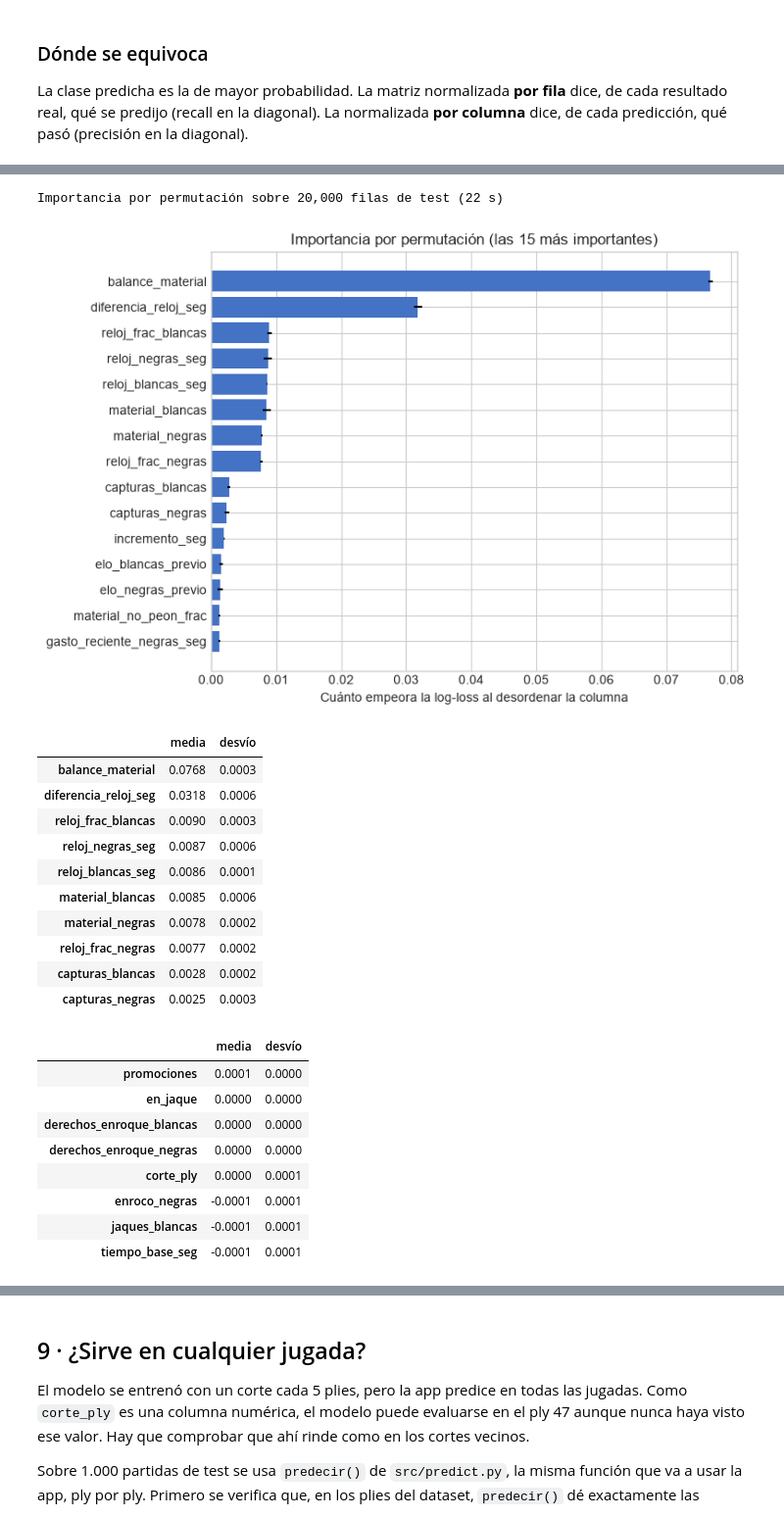
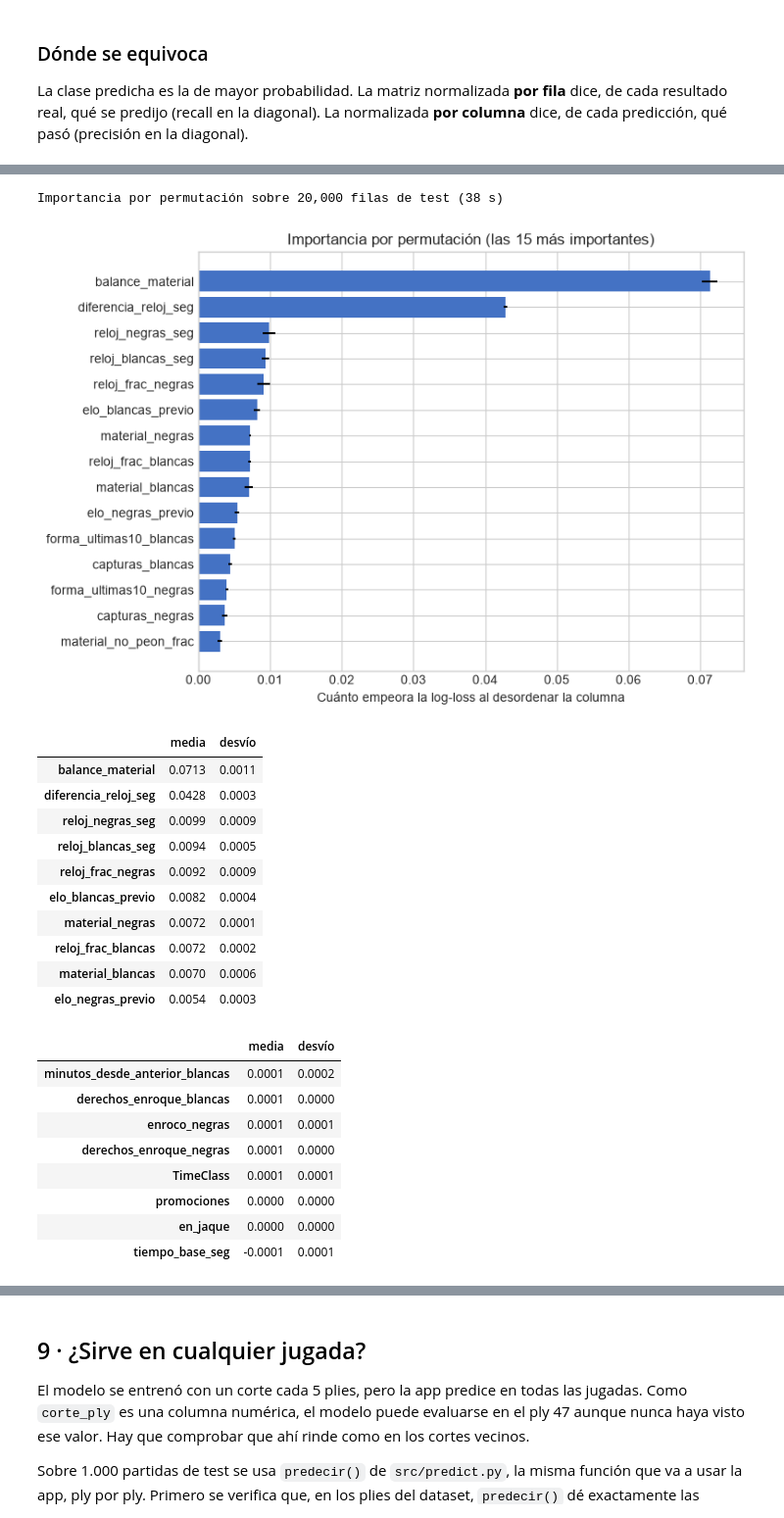
Before and after one commit to BautistaAlosMartorell/chess-outcome-prediction, a Jupyter notebook: notebooks/04_modelado.ipynb, the cells around one changed output, grey strips where cells are left out. Shown at 98% size. Saved outputs shown, nothing was run; the diff lists cells and outputs as text; code cells hidden in the pictures.

```diff
--- a/notebooks/04_modelado.ipynb
+++ b/notebooks/04_modelado.ipynb
@@ -453,7 +468,7 @@ GRIDS = {
 grid = {f"modelo__{name}": values for name, values in GRIDS[CHOSEN_FAMILY].items()}
 search = GridSearchCV(
     make_classifier(CHOSEN_FAMILY, BASE_COLUMNS), grid, cv=FOLDS, scoring=SCORING, refit=False, return_train_score=True,
-).fit(model_frame(cv_data, BASE_COLUMNS), y_cv)
+).fit(model_input_frame(cv_data, BASE_COLUMNS), y_cv)
 
 results = search.cv_results_
 grid_table = pd.DataFrame(list(results["params"])).rename(columns=lambda c: c.removeprefix("modelo__"))
@@ -532,7 +554,9 @@ Sobre el modelo ajustado se quita o se agrega un grupo por vez, y se compara ped
 ABLATION = {
     "Sin rating previo": [c for c in BASE_COLUMNS if c not in ("elo_blancas_previo", "elo_negras_previo")],
     "Sin relojes": [c for c in BASE_COLUMNS if c not in CLOCKS],
+    **{f"+ {name}": BASE_COLUMNS + columns for name, columns in POSITION_GROUPS.items()},
     "+ forma reciente": BASE_COLUMNS + FORM,
+    "+ estilo con el reloj": BASE_COLUMNS + STYLE,
     "+ matchup de apertura": BASE_COLUMNS + MATCHUP,
 }
 ablation = {"Base: pre-partida + en vivo": tuned_scores}
@@ -570,13 +599,14 @@ def improves(name):
 
 
 FINAL_COLUMNS = list(BASE_COLUMNS)
-for group, name in [(FORM, "+ forma reciente"), (MATCHUP, "+ matchup de apertura")]:
+ADDED = [(columns, f"+ {name}") for name, columns in POSITION_GROUPS.items()] + [(FORM, "+ forma reciente"), (STYLE, "+ estilo con el reloj"), (MATCHUP, "+ matchup de apertura")]
+for group, name in ADDED:
     if improves(name):
         FINAL_COLUMNS += group
 for group, name in [(["elo_blancas_previo", "elo_negras_previo"], "Sin rating previo"), (CLOCKS, "Sin relojes")]:
     if improves(name):  # removing the group helps, so it goes
         FINAL_COLUMNS = [c for c in FINAL_COLUMNS if c not in group]
 assert not set(LEAKY) & set(FINAL_COLUMNS)
-kept = [label for group, label in [(FORM, "forma reciente"), (MATCHUP, "matchup de apertura")] if set(group) <= set(FINAL_COLUMNS)]
+kept = [name.removeprefix("+ ") for group, name in ADDED if set(group) <= set(FINAL_COLUMNS)]
 print(f"Columnas del modelo final: {len(FINAL_COLUMNS)}. Grupos agregados a la base: {', '.join(kept) or 'ninguno'}")
 # %% [output]
@@ -598,6 +631,6 @@ El modelo elegido, con los hiperparámetros y las columnas que salieron de la va
 # %%
-X_train, y_train = model_frame(train, FINAL_COLUMNS), train["resultado"].astype(str).to_numpy()
-X_test, y_test = model_frame(test, FINAL_COLUMNS), test["resultado"].astype(str).to_numpy()
+X_train, y_train = model_input_frame(train, FINAL_COLUMNS), train["resultado"].astype(str).to_numpy()
+X_test, y_test = model_input_frame(test, FINAL_COLUMNS), test["resultado"].astype(str).to_numpy()
 started = time.perf_counter()
 final_model = make_classifier(CHOSEN_FAMILY, FINAL_COLUMNS).set_params(**BEST_PARAMS).fit(X_train, y_train)
 floor_model = make_classifier("piso", FINAL_COLUMNS).fit(X_train, y_train)
@@ -781,43 +816,43 @@ Importancia por permutación sobre una muestra de test, con la métrica declarad
 # %%
 sample = test.sample(n=20_000, random_state=RANDOM_STATE)
 started = time.perf_counter()
 importance = permutation_importance(
-    final_model, model_frame(sample, FINAL_COLUMNS), sample["resultado"].astype(str),
+    final_model[1:], final_model[0].transform(model_input_frame(sample, FINAL_COLUMNS)), sample["resultado"].astype(str),
     scoring="neg_log_loss", n_repeats=3, random_state=RANDOM_STATE,
 )
 importance = pd.DataFrame({"media": importance.importances_mean, "desvío": importance.importances_std}, index=FINAL_COLUMNS)
 importance = importance.sort_values("media", ascending=False)
 print(f"Importancia por permutación sobre {len(sample):,} filas de test ({time.perf_counter() - started:.0f} s)")
 
 top = importance.head(15).iloc[::-1]
 fig, ax = plt.subplots(figsize=(8, 5.5))
 ax.barh(top.index, top["media"], xerr=top["desvío"], color="#4472c4")
 ax.set(xlabel="Cuánto empeora la log-loss al desordenar la columna", title="Importancia por permutación (las 15 más importantes)")
 plt.tight_layout()
 plt.show()
 with pd.option_context("display.float_format", "{:.4f}".format):
     display(importance.head(10))
     display(importance.tail(8))
 # %% [output]
-Importancia por permutación sobre 20,000 filas de test (22 s)
+Importancia por permutación sobre 20,000 filas de test (38 s)
-[figure, old version]
+[figure, new version]
 |  | media | desvío |
-| balance_material | 0.0768 | 0.0003 |
-| diferencia_reloj_seg | 0.0318 | 0.0006 |
-| reloj_frac_blancas | 0.0090 | 0.0003 |
-| reloj_negras_seg | 0.0087 | 0.0006 |
-| reloj_blancas_seg | 0.0086 | 0.0001 |
-| material_blancas | 0.0085 | 0.0006 |
-| material_negras | 0.0078 | 0.0002 |
-| reloj_frac_negras | 0.0077 | 0.0002 |
-| capturas_blancas | 0.0028 | 0.0002 |
-| capturas_negras | 0.0025 | 0.0003 |
+| balance_material | 0.0713 | 0.0011 |
+| diferencia_reloj_seg | 0.0428 | 0.0003 |
+| reloj_negras_seg | 0.0099 | 0.0009 |
+| reloj_blancas_seg | 0.0094 | 0.0005 |
+| reloj_frac_negras | 0.0092 | 0.0009 |
+| elo_blancas_previo | 0.0082 | 0.0004 |
+| material_negras | 0.0072 | 0.0001 |
+| reloj_frac_blancas | 0.0072 | 0.0002 |
+| material_blancas | 0.0070 | 0.0006 |
+| elo_negras_previo | 0.0054 | 0.0003 |
 |  | media | desvío |
-| promociones | 0.0001 | 0.0000 |
+| minutos_desde_anterior_blancas | 0.0001 | 0.0002 |
+| derechos_enroque_blancas | 0.0001 | 0.0000 |
+| enroco_negras | 0.0001 | 0.0001 |
+| derechos_enroque_negras | 0.0001 | 0.0000 |
+| TimeClass | 0.0001 | 0.0001 |
+| promociones | 0.0000 | 0.0000 |
 | en_jaque | 0.0000 | 0.0000 |
-| derechos_enroque_blancas | 0.0000 | 0.0000 |
-| derechos_enroque_negras | 0.0000 | 0.0000 |
-| corte_ply | 0.0000 | 0.0001 |
-| enroco_negras | -0.0001 | 0.0001 |
-| jaques_blancas | -0.0001 | 0.0001 |
 | tiempo_base_seg | -0.0001 | 0.0001 |
```
Also changed, not shown: parts of 57 cells of this notebook.
